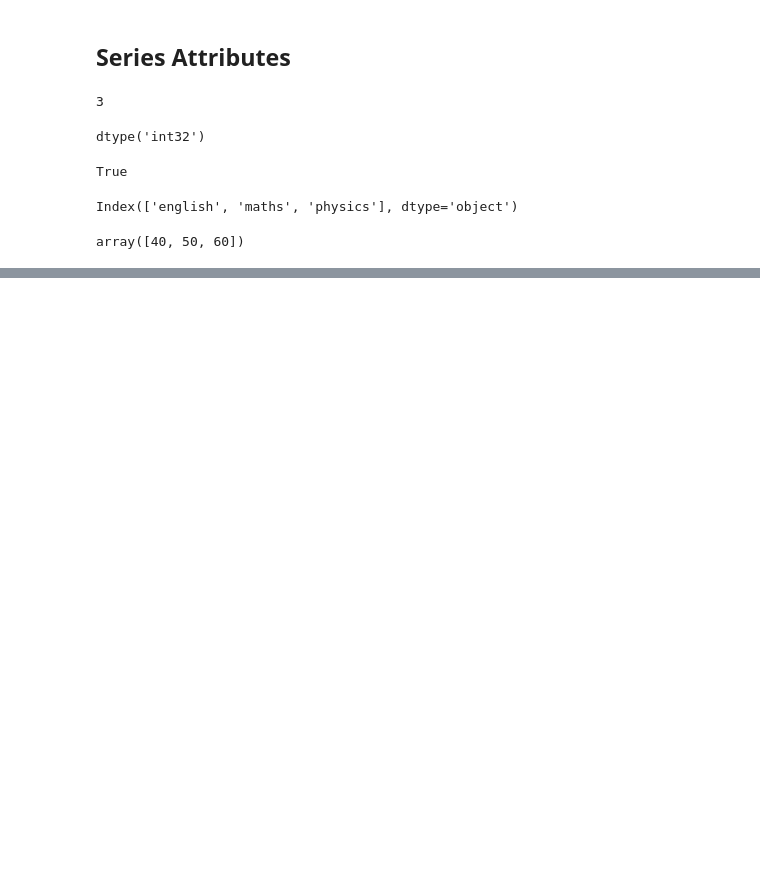
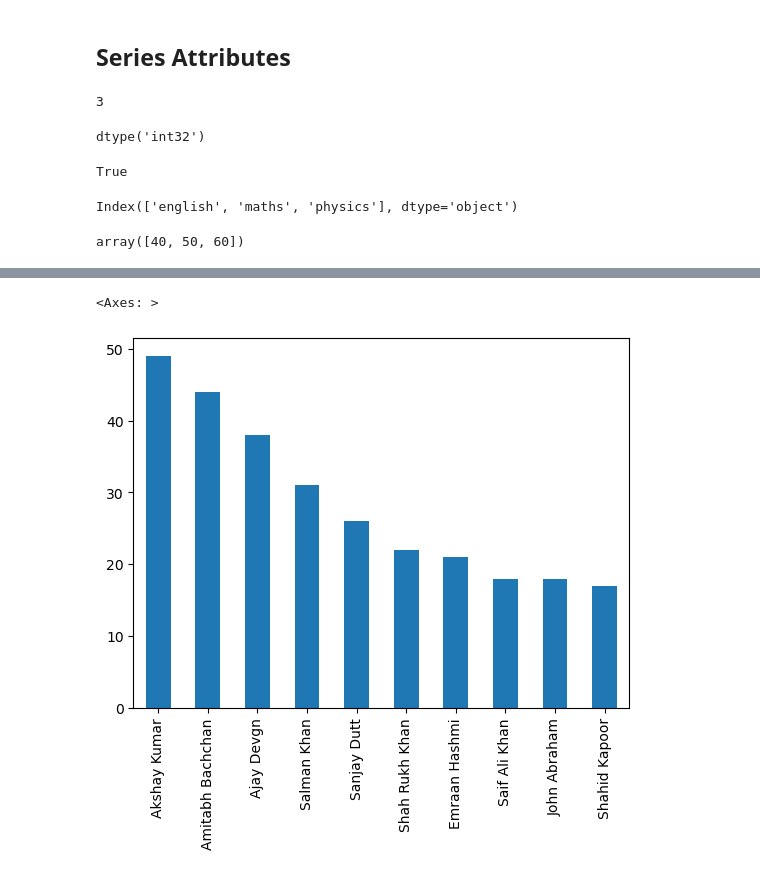
Before and after one commit to datta-abhi/pandas_campusx, a Jupyter notebook: pandas_series.ipynb, the cells around one changed output, grey strips where cells are left out. Drawn from its saved outputs; the diff is of its cells as text; code cells hidden in the pictures; blank space fills up the shorter version.

```diff
--- a/pandas_series.ipynb
+++ b/pandas_series.ipynb
@@ -70,0 +129,5 @@ array([40, 50, 60])
+# %%
+bollywood_df = pd.read_csv('bollywood.csv',index_col= ['movie']).squeeze()
+print(bollywood_df)
+print('--'*30)
+print(bollywood_df.info())
@@ -70,0 +426,3 @@ array([40, 50, 60])
+# %%
+# Editing existing index
+bollywood_df['Badla (2019 film)'] = 'Tapsee Pannu'
@@ -70,0 +439,2 @@ array([40, 50, 60])
+# %%
+bollywood_df['Mission Raniganj'] = 'Akshay Kumar'
@@ -70,0 +509,2 @@ array([40, 50, 60])
+# %%
+actors = bollywood_df.value_counts()
@@ -70,0 +531,5 @@ array([40, 50, 60])
+# %%
+actors.head(10).plot(kind = 'bar')
+# %% [output]
+<Axes: >
+[figure, added]
```
Also changed, not shown: parts of 51 cells of this notebook, 3 other files.
